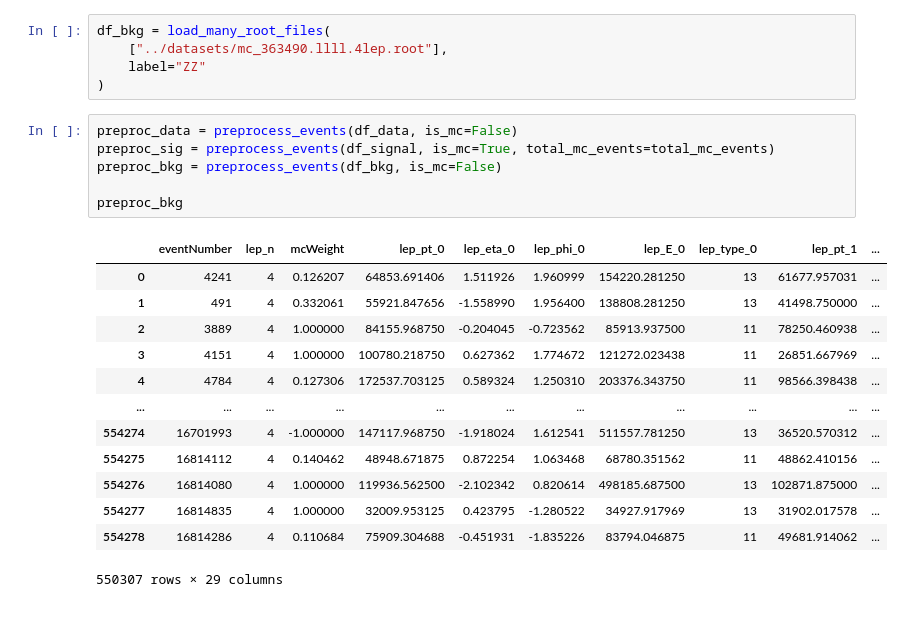
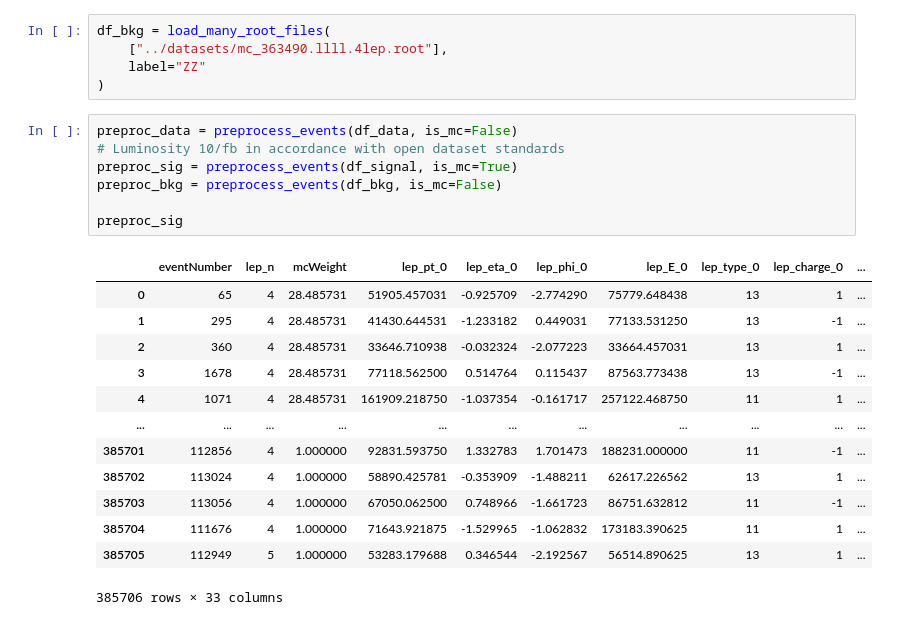
Before and after one commit to adityabhargava04/H4L, a Jupyter notebook: analysis_notebook.ipynb, the cells around one changed output. Saved outputs shown, nothing was run; the diff lists cells and outputs as text.

```diff
--- a/analysis_notebook.ipynb
+++ b/analysis_notebook.ipynb
@@ -49,22 +58,23 @@ df_bkg = load_many_root_files(
 )
 # %%
 preproc_data = preprocess_events(df_data, is_mc=False)
-preproc_sig = preprocess_events(df_signal, is_mc=True, total_mc_events=total_mc_events)
+# Luminosity 10/fb in accordance with open dataset standards
+preproc_sig = preprocess_events(df_signal, is_mc=True)
 preproc_bkg = preprocess_events(df_bkg, is_mc=False)
 
-preproc_bkg
+preproc_sig
 # %% [output]
-|  | eventNumber | lep_n | mcWeight | lep_pt_0 | lep_eta_0 | lep_phi_0 | lep_E_0 | lep_type_0 | lep_pt_1 | ... |
-| 0 | 4241 | 4 | 0.126207 | 64853.691406 | 1.511926 | 1.960999 | 154220.281250 | 13 | 61677.957031 | ... |
-| 1 | 491 | 4 | 0.332061 | 55921.847656 | -1.558990 | 1.956400 | 138808.281250 | 13 | 41498.750000 | ... |
-| 2 | 3889 | 4 | 1.000000 | 84155.968750 | -0.204045 | -0.723562 | 85913.937500 | 11 | 78250.460938 | ... |
-| 3 | 4151 | 4 | 1.000000 | 100780.218750 | 0.627362 | 1.774672 | 121272.023438 | 11 | 26851.667969 | ... |
-| 4 | 4784 | 4 | 0.127306 | 172537.703125 | 0.589324 | 1.250310 | 203376.343750 | 11 | 98566.398438 | ... |
+|  | eventNumber | lep_n | mcWeight | lep_pt_0 | lep_eta_0 | lep_phi_0 | lep_E_0 | lep_type_0 | lep_charge_0 | ... |
+| 0 | 65 | 4 | 28.485731 | 51905.457031 | -0.925709 | -2.774290 | 75779.648438 | 13 | 1 | ... |
+| 1 | 295 | 4 | 28.485731 | 41430.644531 | -1.233182 | 0.449031 | 77133.531250 | 13 | -1 | ... |
+| 2 | 360 | 4 | 28.485731 | 33646.710938 | -0.032324 | -2.077223 | 33664.457031 | 13 | 1 | ... |
+| 3 | 1678 | 4 | 28.485731 | 77118.562500 | 0.514764 | 0.115437 | 87563.773438 | 13 | -1 | ... |
+| 4 | 1071 | 4 | 28.485731 | 161909.218750 | -1.037354 | -0.161717 | 257122.468750 | 11 | 1 | ... |
 | ... | ... | ... | ... | ... | ... | ... | ... | ... | ... | ... |
-| 554274 | 16701993 | 4 | -1.000000 | 147117.968750 | -1.918024 | 1.612541 | 511557.781250 | 13 | 36520.570312 | ... |
-| 554275 | 16814112 | 4 | 0.140462 | 48948.671875 | 0.872254 | 1.063468 | 68780.351562 | 11 | 48862.410156 | ... |
-| 554276 | 16814080 | 4 | 1.000000 | 119936.562500 | -2.102342 | 0.820614 | 498185.687500 | 13 | 102871.875000 | ... |
-| 554277 | 16814835 | 4 | 1.000000 | 32009.953125 | 0.423795 | -1.280522 | 34927.917969 | 13 | 31902.017578 | ... |
-| 554278 | 16814286 | 4 | 0.110684 | 75909.304688 | -0.451931 | -1.835226 | 83794.046875 | 11 | 49681.914062 | ... |
+| 385701 | 112856 | 4 | 1.000000 | 92831.593750 | 1.332783 | 1.701473 | 188231.000000 | 11 | -1 | ... |
+| 385702 | 113024 | 4 | 1.000000 | 58890.425781 | -0.353909 | -1.488211 | 62617.226562 | 13 | 1 | ... |
+| 385703 | 113056 | 4 | 1.000000 | 67050.062500 | 0.748966 | -1.661723 | 86751.632812 | 11 | -1 | ... |
+| 385704 | 111676 | 4 | 1.000000 | 71643.921875 | -1.529965 | -1.062832 | 173183.390625 | 11 | 1 | ... |
+| 385705 | 112949 | 5 | 1.000000 | 53283.179688 | 0.346544 | -2.192567 | 56514.890625 | 13 | 1 | ... |
-550307 rows × 29 columns
+385706 rows × 33 columns
 # %%
```
Also changed, not shown: parts of 8 cells of this notebook, 3 other files.
